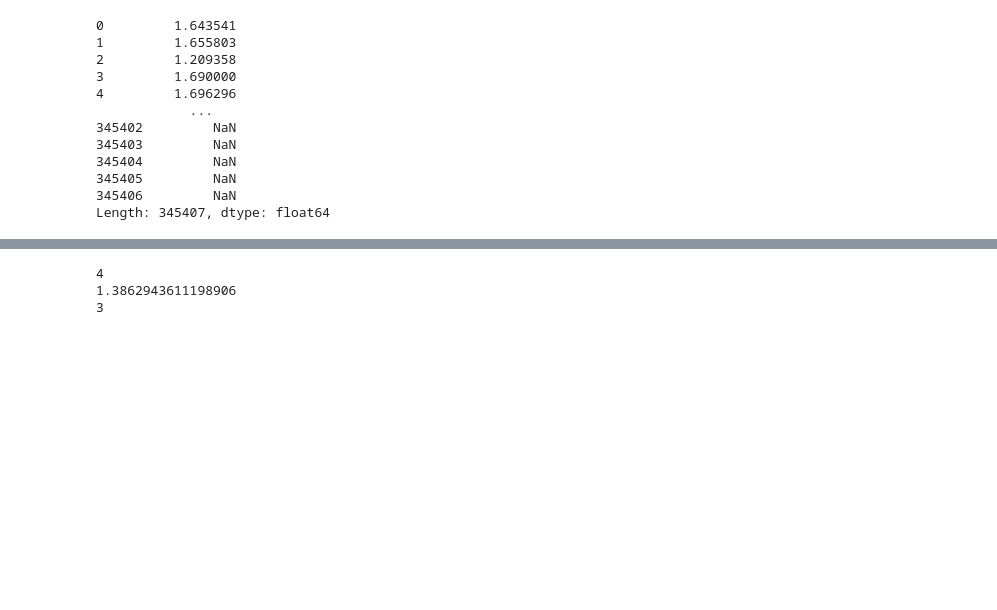
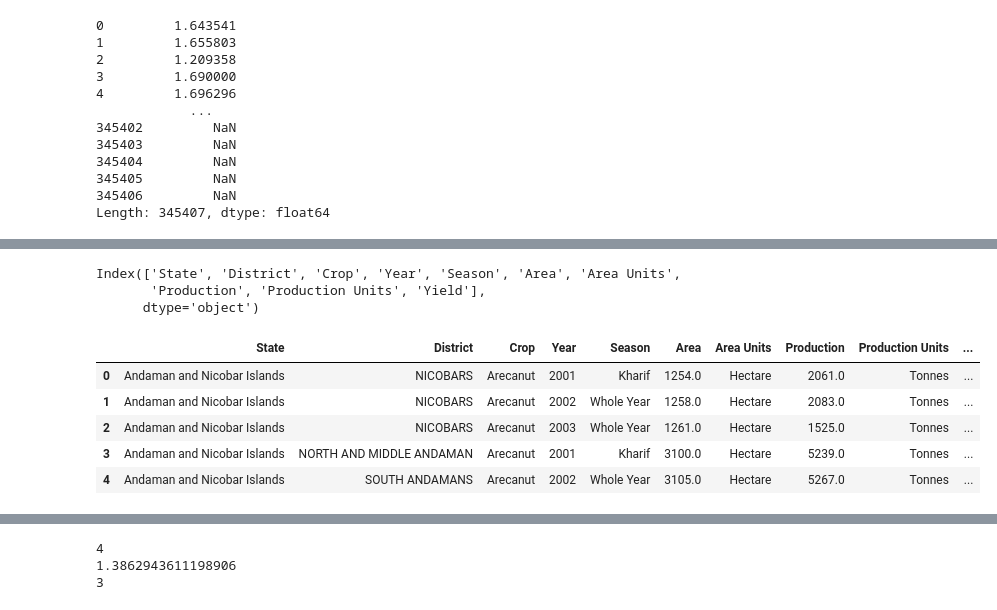
Before and after one commit to yashkarle/Kaggle, a Jupyter notebook: India_Agriculture_Crop_Production/inotebookb489428f94.ipynb, the cells around one changed output, grey strips where cells are left out. Cells and saved outputs as stored; diff of their text form; code cells hidden in the pictures; blank space fills up the shorter version.

```diff
--- a/India_Agriculture_Crop_Production/inotebookb489428f94.ipynb
+++ b/India_Agriculture_Crop_Production/inotebookb489428f94.ipynb
@@ -74,0 +180,6 @@ df.tail()
+# %%
+df.columns
+# %% [output]
+Index(['State', 'District', 'Crop', 'Year', 'Season', 'Area', 'Area Units',
+       'Production', 'Production Units', 'Yield'],
+      dtype='object')
@@ -74,0 +188,9 @@ df.tail()
+# %%
+df_updated.head()
+# %% [output]
+|  | State | District | Crop | Year | Season | Area | Area Units | Production | Production Units | ... |
+| 0 | Andaman and Nicobar Islands | NICOBARS | Arecanut | 2001 | Kharif | 1254.0 | Hectare | 2061.0 | Tonnes | ... |
+| 1 | Andaman and Nicobar Islands | NICOBARS | Arecanut | 2002 | Whole Year | 1258.0 | Hectare | 2083.0 | Tonnes | ... |
+| 2 | Andaman and Nicobar Islands | NICOBARS | Arecanut | 2003 | Whole Year | 1261.0 | Hectare | 1525.0 | Tonnes | ... |
+| 3 | Andaman and Nicobar Islands | NORTH AND MIDDLE ANDAMAN | Arecanut | 2001 | Kharif | 3100.0 | Hectare | 5239.0 | Tonnes | ... |
+| 4 | Andaman and Nicobar Islands | SOUTH ANDAMANS | Arecanut | 2002 | Whole Year | 3105.0 | Hectare | 5267.0 | Tonnes | ... |
```
Also changed, not shown: parts of 28 cells of this notebook.
